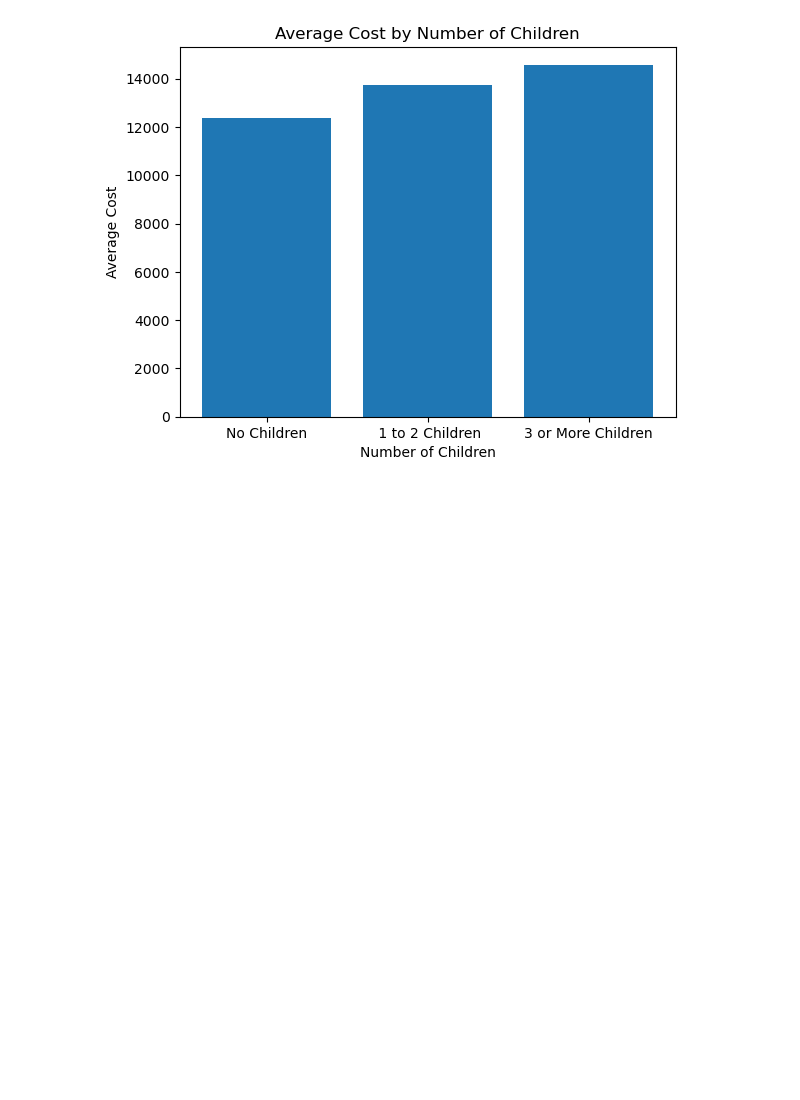
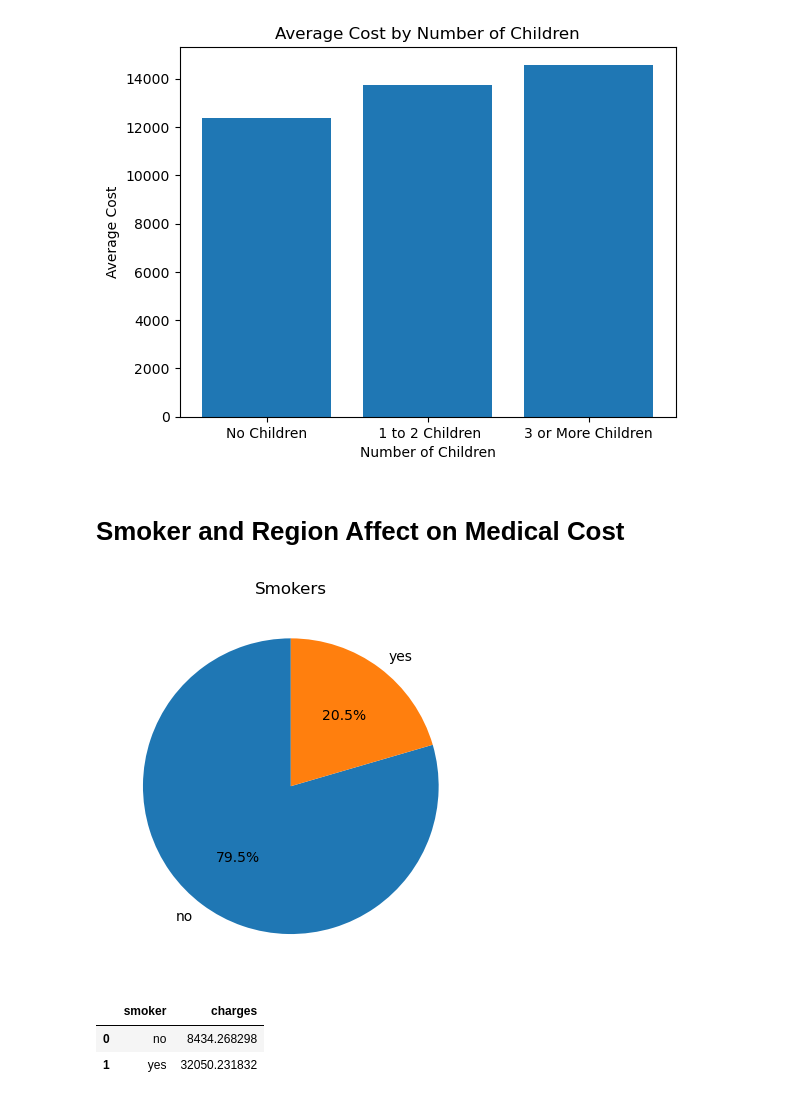
Before and after one commit to jaimelangenfeld/project1, a Jupyter notebook: sex_age.ipynb, the cells around one changed output. Saved outputs shown, nothing was run; the diff lists cells and outputs as text; code cells hidden in the pictures; blank space fills up the shorter version.

Commit message:
Added smoker/region to code and powerpoint

```diff
--- a/sex_age.ipynb
+++ b/sex_age.ipynb
@@ -266,3 +266,22 @@ plt.title('Average Cost by Number of Children')
 plt.show()
 # %% [output]
 [figure]
+# %% [markdown]
+# Smoker and Region Affect on Medical Cost
+# %%
+smoker_counts=med_cost['smoker'].value_counts()
+labels=smoker_counts.index
+sizes=smoker_counts.values
+plt.pie(sizes, labels=labels, autopct='%1.1f%%', startangle=90)
+plt.title('Smokers')
+
+plt.show()
+# %% [output]
+[figure, added]
+# %%
+ave_cost_smoke=med_cost.groupby('smoker')['charges'].mean().reset_index()
+ave_cost_smoke
+# %% [output]
+|  | smoker | charges |
+| 0 | no | 8434.268298 |
+| 1 | yes | 32050.231832 |
```
Also changed, not shown: parts of 6 cells of this notebook, 1 other file.
